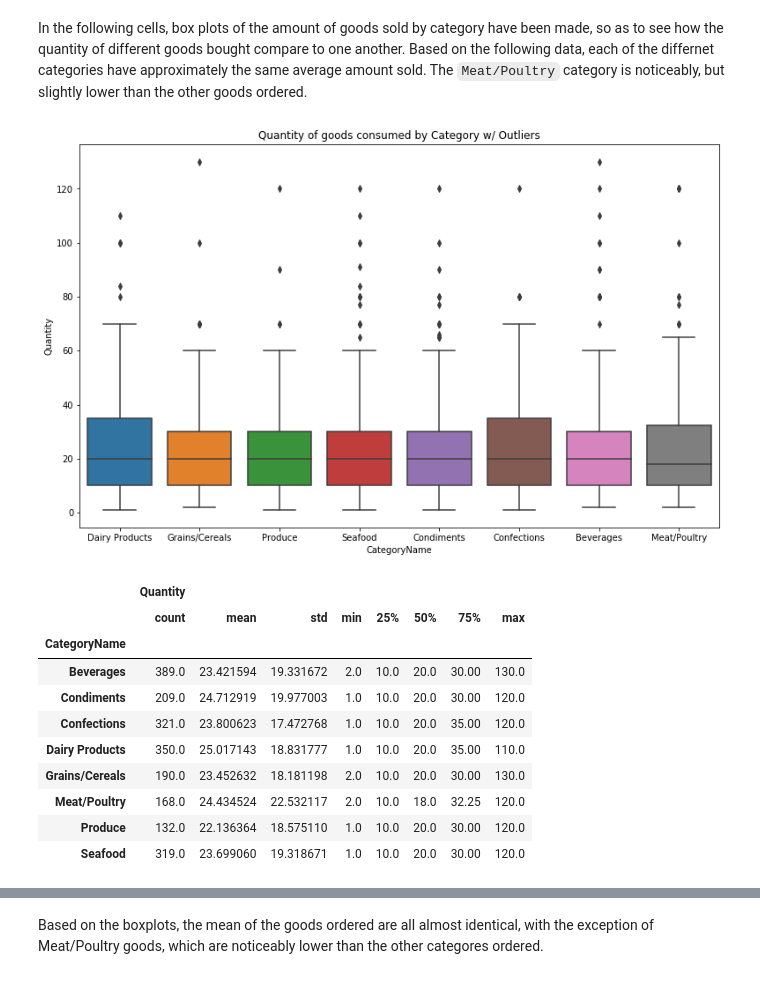
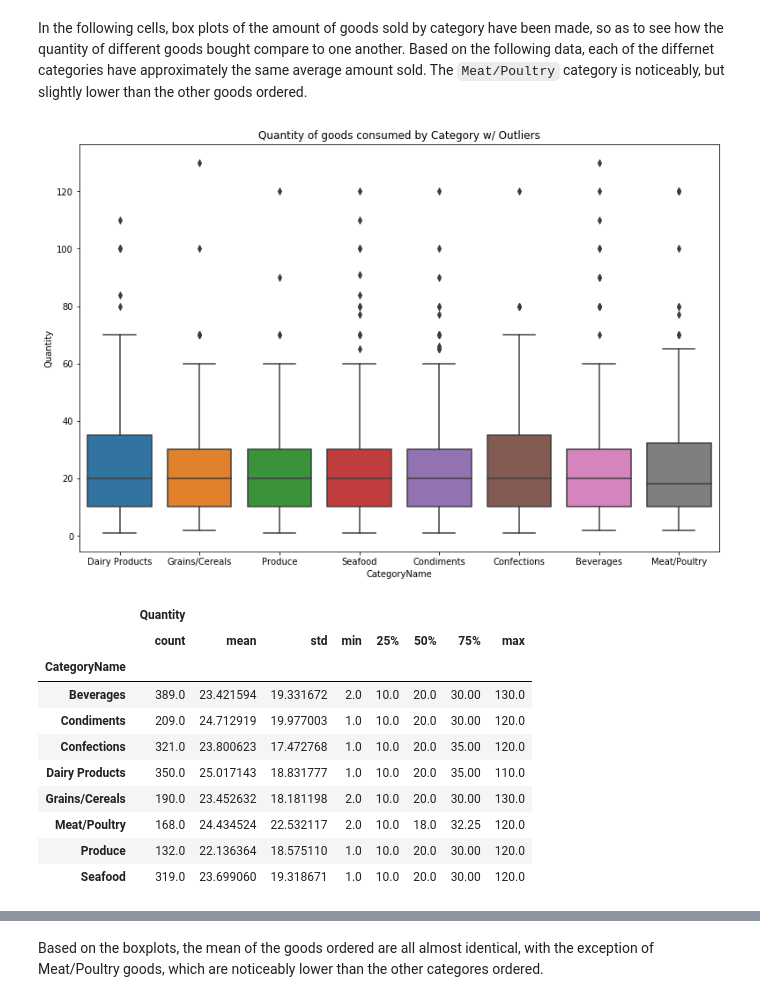
Before and after one commit to rahkeemg/Hypothesis-testing-with-Northwind-Database, a Jupyter notebook: Question_3.ipynb, the cells around one changed output, grey strips where cells are left out. Cells and saved outputs as stored; diff of their text form; code cells hidden in the pictures.

```diff
--- a/Question_3.ipynb
+++ b/Question_3.ipynb
@@ -136,15 +136,15 @@ df.head()
 # %% [markdown]
 In the following cells, box plots of the amount of goods sold by category have been made, so as to see how the quantity of different goods bought compare to one another.  Based on the following data, each of the differnet categories have approximately the same average amount sold.  The `Meat/Poultry` category is noticeably, but slightly lower than the other goods ordered.
 # %%
-plt.figure(figsize=(13,8))
+plt.figure(figsize=(13,8.5))
 
 sns.boxplot(x='CategoryName', y='Quantity', data=df)
 plt.title('Quantity of goods consumed by Category w/ Outliers')
 plt.show()
 
 df.drop(['order_id','Discount'], axis=1).groupby(['CategoryName']).describe()
 # %% [output]
-[figure, old version]
+[figure, new version]
 |  | Quantity |  |  |  |  |  |  |  |
 |  | count | mean | std | min | 25% | 50% | 75% | max |
 | CategoryName |  |  |  |  |  |  |  |  |
```
Also changed, not shown: parts of 9 cells of this notebook, 2 other files.
